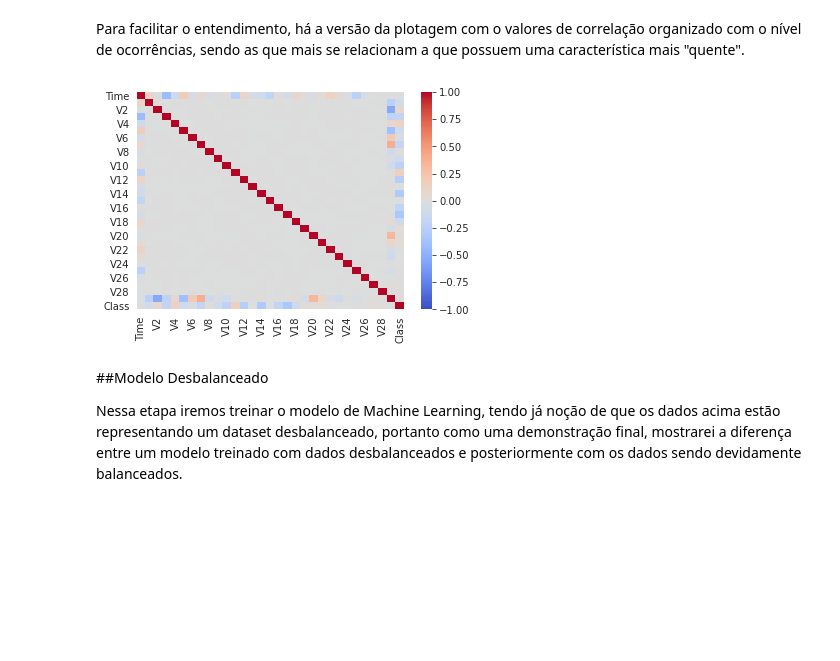
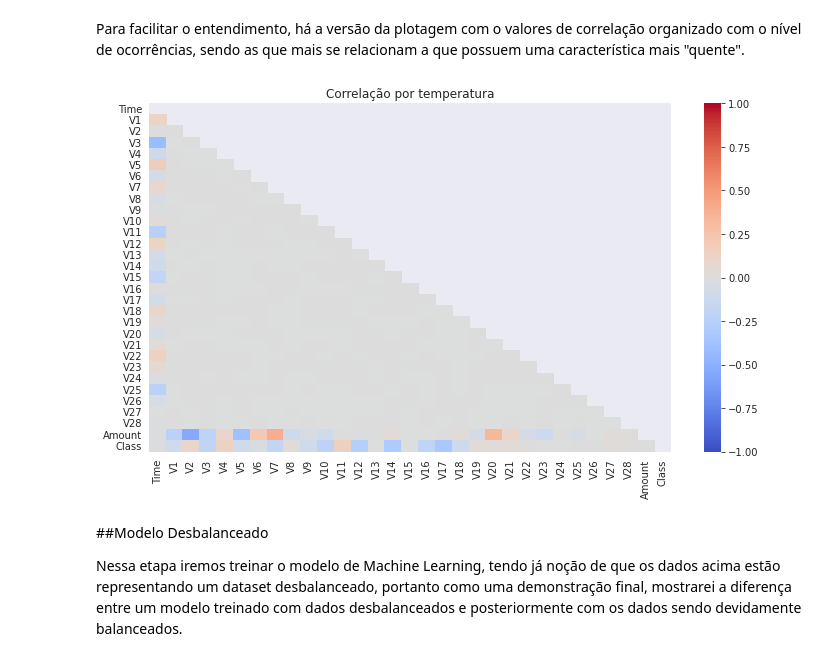
Before and after one commit to Yanni-Dhevictor/Projetos-de-Data-Science, a Jupyter notebook: Projeto_Detectando_Fraudes_em_Cartões_de_Crédito_.ipynb, the cells around one changed output. Saved outputs shown, nothing was run; the diff lists cells and outputs as text; code cells hidden in the pictures; blank space fills up the shorter version.

```diff
--- a/Projeto_Detectando_Fraudes_em_Cartões_de_Crédito_.ipynb
+++ b/Projeto_Detectando_Fraudes_em_Cartões_de_Crédito_.ipynb
@@ -232,9 +285,13 @@ Com o boxplot ampliado, se torna mais fácil agora encontrar os valores de míni
 Seguindo para a próxima fase, é lidar com a matrix de correlação que possibilitar demonstrar uma possível correlação entre os diferentes atributos existentes no dataset.
 # %%
 #correlação
+plt.figure(figsize = (10, 6))
+plt.title("Matriz de correlação desbalanceada")
 correlation = df.corr()
+mask = np.triu(correlation)
 #plotagem da matriz de correlação
 
-plot = sns.heatmap(correlation,fmt=".1f",linewidths=.6)
+plot = sns.heatmap(correlation,fmt=".1f",linewidths=.6,mask=mask)
+plt.tight_layout()
 plt.show()
 # %% [output]
@@ -242,10 +299,13 @@ plt.show()
 # %% [markdown]
 Para facilitar o entendimento, há a versão da plotagem com o valores de correlação organizado com o nível de ocorrências, sendo as que mais se relacionam a que possuem uma característica mais "quente".
 # %%
-sns.heatmap(df.corr(),vmin=-1,vmax=1,cmap='coolwarm')
+plt.figure(figsize = (10, 6))
+plt.title("Correlação por temperatura")
+sns.heatmap(df.corr(),vmin=-1,vmax=1,cmap='coolwarm',mask=mask)
+plt.tight_layout()
 plt.show()
 # %% [output]
-[figure, old version]
+[figure, new version]
 # %% [markdown]
 ##Modelo Desbalanceado
 
```
Also changed, not shown: parts of 23 cells of this notebook.
